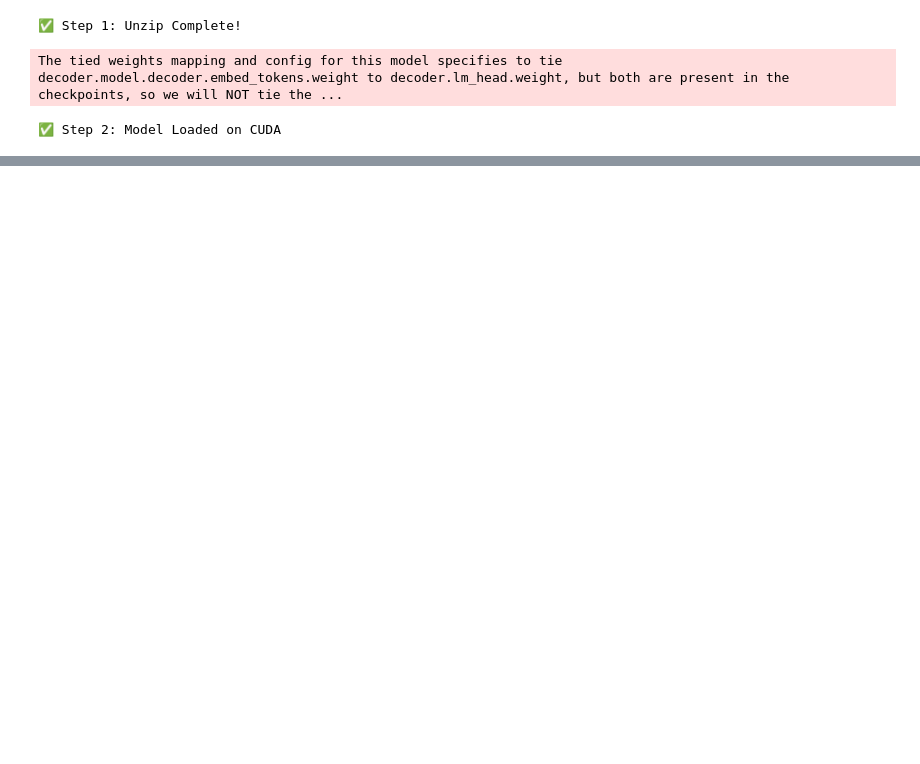
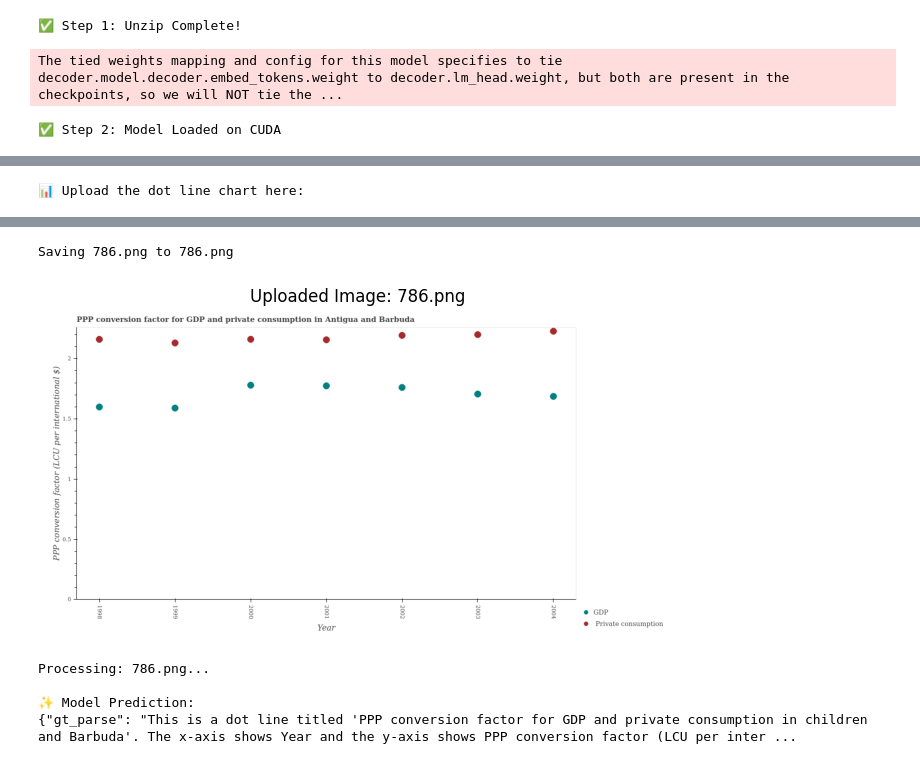
Before and after one commit to AkshatChauhan7/Spectra_1, a Jupyter notebook: notebooks/STEM_Sight_Dot_Line.ipynb, the cells around one changed output, grey strips where cells are left out. Saved outputs shown, nothing was run; the diff lists cells and outputs as text; code cells hidden in the pictures; blank space fills up the shorter version.

```diff
--- a/notebooks/STEM_Sight_Dot_Line.ipynb
+++ b/notebooks/STEM_Sight_Dot_Line.ipynb
@@ -25,0 +498,41 @@ The tied weights mapping and config for this model specifies to tie decoder.mode
+# %%
+from google.colab import files
+from PIL import Image
+import torch
+import io
+import matplotlib.pyplot as plt
+
+print("📊 Upload the dot line chart here:")
+uploaded = files.upload()
+
+for filename in uploaded.keys():
+    image_data = uploaded[filename]
+    image = Image.open(io.BytesIO(image_data)).convert("RGB")
+
+    plt.figure(figsize=(8, 5))
+    plt.imshow(image)
+    plt.axis('off')
+    plt.title(f"Uploaded Image: {filename}")
+    plt.show()
+
+    pixel_values = processor(image, return_tensors="pt").pixel_values
+    pixel_values = pixel_values.to(device)
+
+    print(f"Processing: {filename}...")
+
+    with torch.no_grad():
+        outputs = model.generate(
+            pixel_values,
+            max_length=768,
+            early_stopping=True,
+            pad_token_id=processor.tokenizer.pad_token_id,
+            eos_token_id=processor.tokenizer.eos_token_id,
+            use_cache=True,
+        )
+
+    prediction = processor.tokenizer.batch_decode(outputs, skip_special_tokens=True)[0]
+
+    print("\n✨ Model Prediction:")
+    print(prediction)
+# %% [output]
+📊 Upload the dot line chart here:
@@ -25,0 +540,6 @@ The tied weights mapping and config for this model specifies to tie decoder.mode
+Saving 786.png to 786.png
+[figure, added]
+Processing: 786.png...
+
+✨ Model Prediction:
+{"gt_parse": "This is a dot line titled 'PPP conversion factor for GDP and private consumption in children and Barbuda'. The x-axis shows Year and the y-axis shows PPP conversion factor (LCU per inter ...
```
Also changed, not shown: parts of 16 cells of this notebook.
